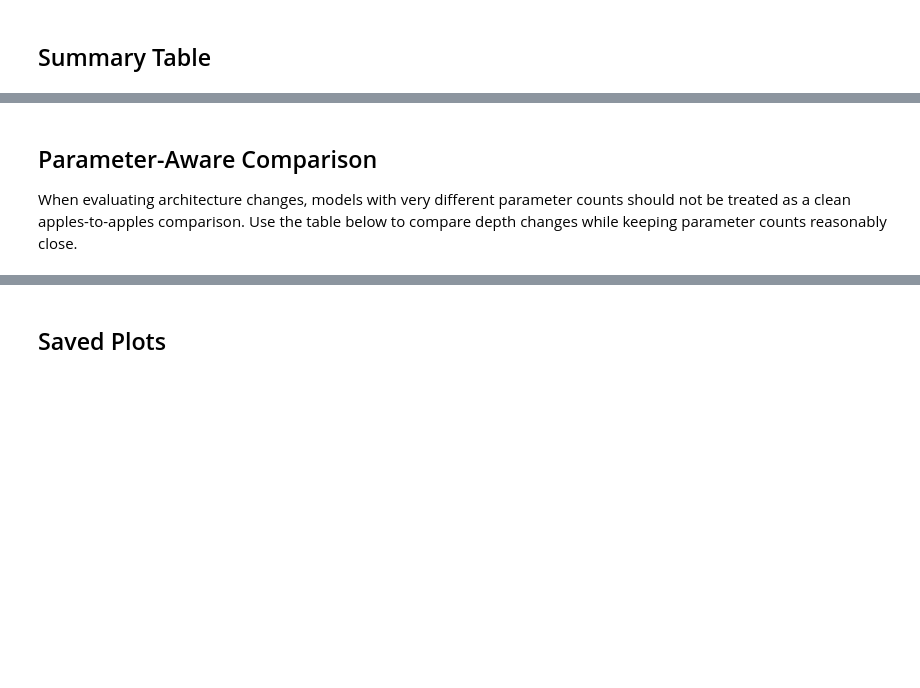
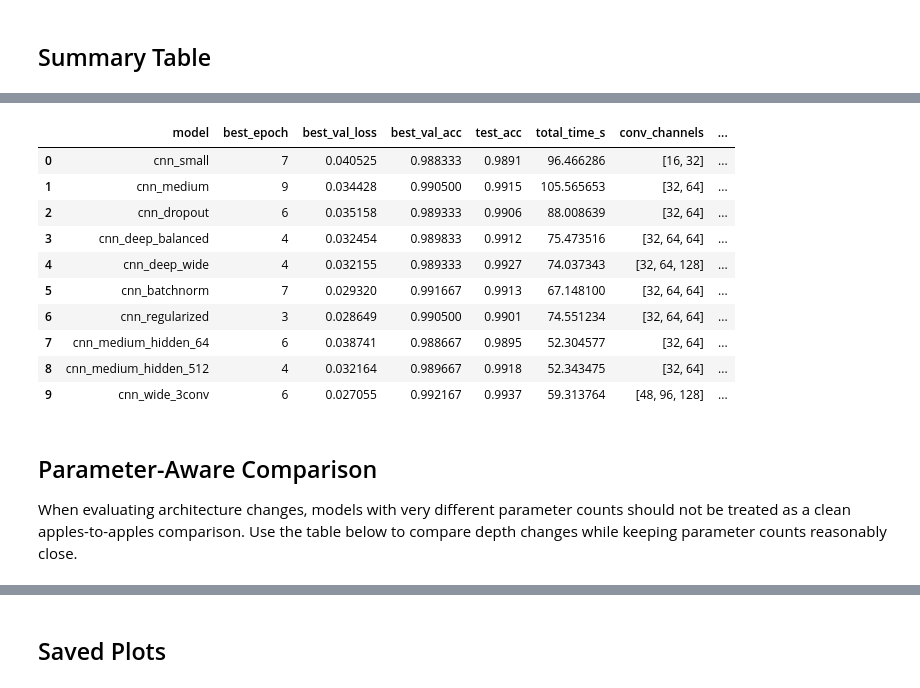
Before and after one commit to emilhja/aiml_assignment_1, a Jupyter notebook: part_2/selected_outputs/cnn_comparison_2026-04-28_154826.ipynb, the cells around one changed output, grey strips where cells are left out. Drawn from its saved outputs; the diff is of its cells as text; code cells hidden in the pictures; blank space fills up the shorter version.

```diff
--- a/part_2/selected_outputs/cnn_comparison_2026-04-28_154826.ipynb
+++ b/part_2/selected_outputs/cnn_comparison_2026-04-28_154826.ipynb
@@ -55,8 +56,26 @@ rows
   'activation': 'ReLU'}]
+# %%
+import pandas as pd
+
+df = pd.DataFrame(rows)
+df
+# %% [output]
+|  | model | best_epoch | best_val_loss | best_val_acc | test_acc | total_time_s | conv_channels | ... |
+| 0 | cnn_small | 7 | 0.040525 | 0.988333 | 0.9891 | 96.466286 | [16, 32] | ... |
+| 1 | cnn_medium | 9 | 0.034428 | 0.990500 | 0.9915 | 105.565653 | [32, 64] | ... |
+| 2 | cnn_dropout | 6 | 0.035158 | 0.989333 | 0.9906 | 88.008639 | [32, 64] | ... |
+| 3 | cnn_deep_balanced | 4 | 0.032454 | 0.989833 | 0.9912 | 75.473516 | [32, 64, 64] | ... |
+| 4 | cnn_deep_wide | 4 | 0.032155 | 0.989333 | 0.9927 | 74.037343 | [32, 64, 128] | ... |
+| 5 | cnn_batchnorm | 7 | 0.029320 | 0.991667 | 0.9913 | 67.148100 | [32, 64, 64] | ... |
+| 6 | cnn_regularized | 3 | 0.028649 | 0.990500 | 0.9901 | 74.551234 | [32, 64, 64] | ... |
+| 7 | cnn_medium_hidden_64 | 6 | 0.038741 | 0.988667 | 0.9895 | 52.304577 | [32, 64] | ... |
+| 8 | cnn_medium_hidden_512 | 4 | 0.032164 | 0.989667 | 0.9918 | 52.343475 | [32, 64] | ... |
+| 9 | cnn_wide_3conv | 6 | 0.027055 | 0.992167 | 0.9937 | 59.313764 | [48, 96, 128] | ... |
 # %% [markdown]
 ## Parameter-Aware Comparison
 
-When evaluating architecture changes, models with very different parameter counts should not be treated as a clean apples-to-apples comparison. Use the table below to compare depth changes while keeping parameter counts reasonably close.
+When evaluating architecture changes, models with very different parameter counts should not be treated as a clean apples-to-apples comparison.
+Use the table below to compare depth changes while keeping parameter counts reasonably close.
 # %%
 sorted_rows = sorted(rows, key=lambda row: row['trainable_parameters'] or 0)
 sorted_rows
```
Also changed, not shown: parts of 10 cells of this notebook.
